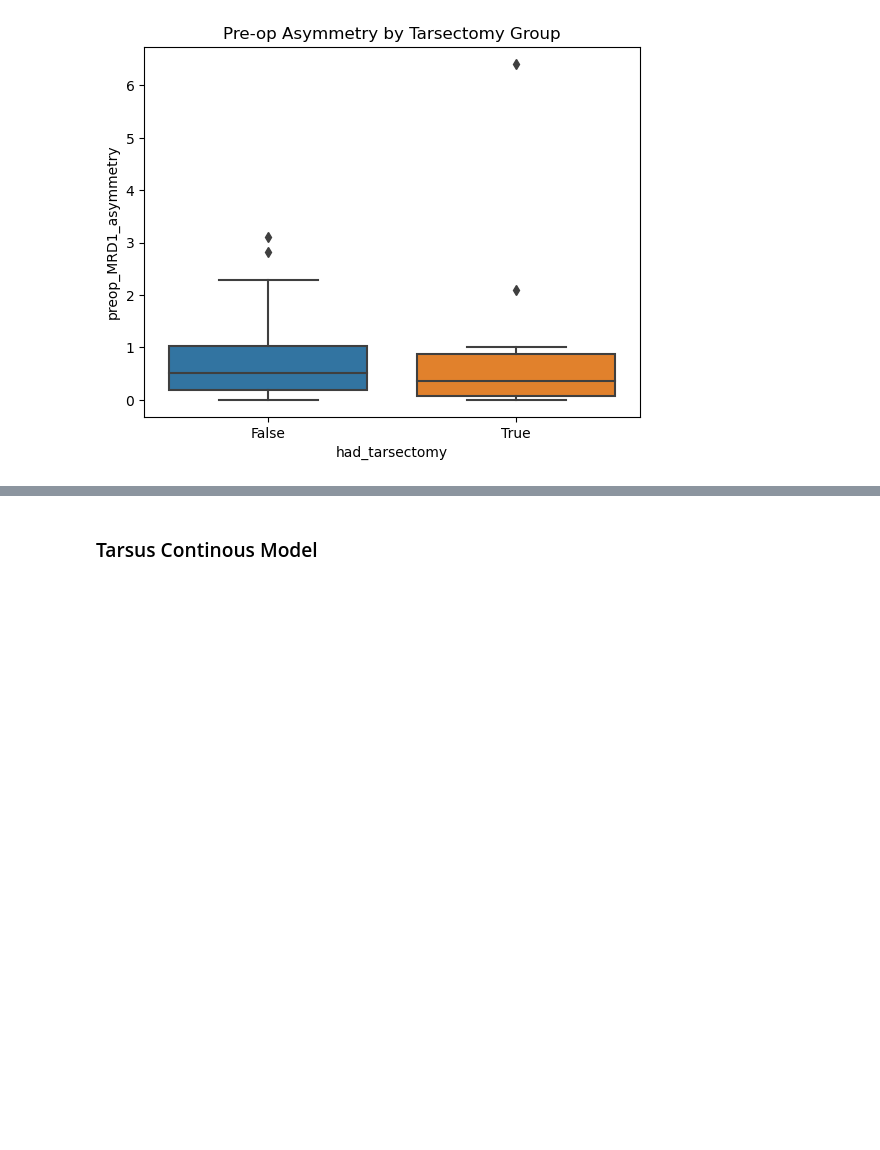
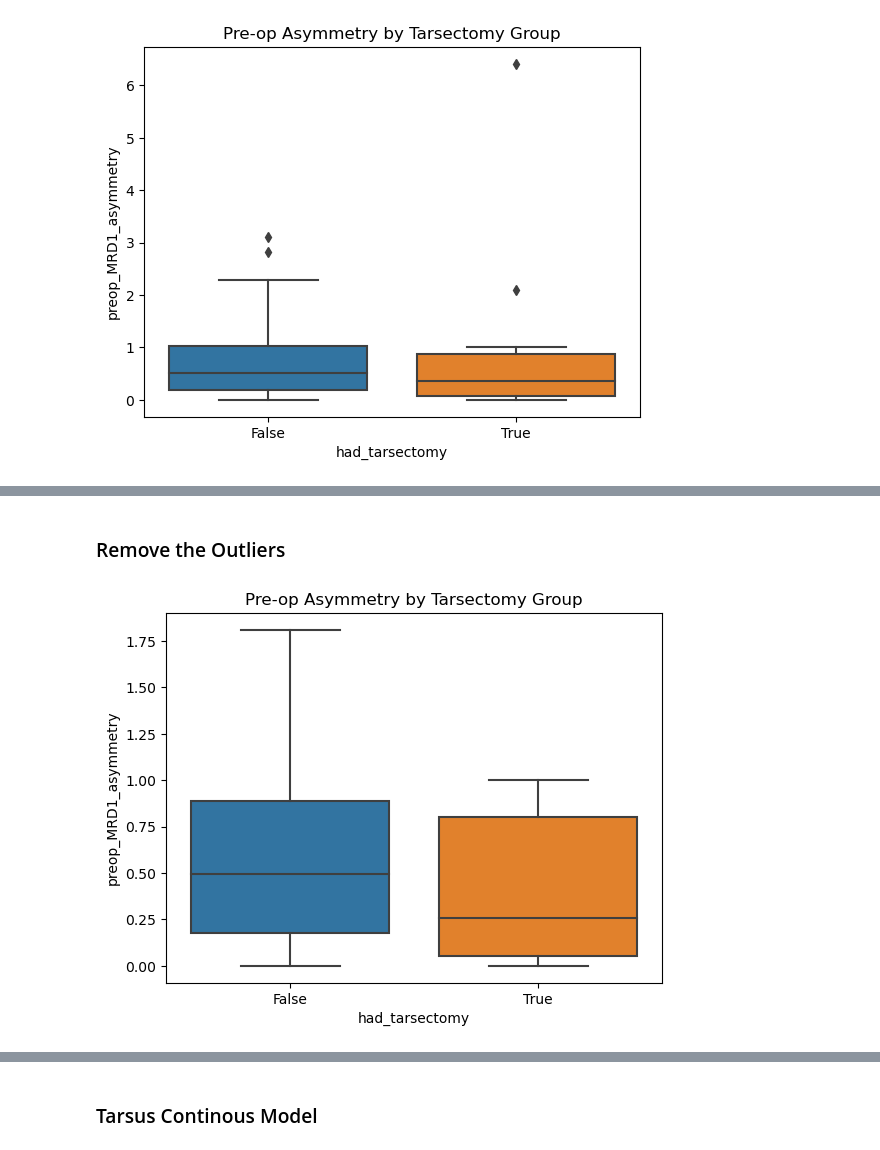
Before and after one commit to ChinmayVar/stats141_project, a Jupyter notebook: eda_cj.ipynb, the cells around one changed output, grey strips where cells are left out. Cells and saved outputs as stored; diff of their text form; code cells hidden in the pictures; blank space fills up the shorter version.

```diff
--- a/eda_cj.ipynb
+++ b/eda_cj.ipynb
@@ -404,0 +468,15 @@ Text(0.5, 1.0, 'Pre-op Asymmetry by Tarsectomy Group')
+# %% [markdown]
+### Remove the Outliers
+# %%
+import seaborn as sns
+import matplotlib.pyplot as plt
+
+# Filter out values of preop_MRD1_asymmetry greater than 2
+filtered_df = df[df['preop_MRD1_asymmetry'] <= 2]
+
+# Plot the boxplot with filtered data
+sns.boxplot(x='had_tarsectomy', y='preop_MRD1_asymmetry', data=filtered_df)
+plt.title('Pre-op Asymmetry by Tarsectomy Group')
+plt.show()
+# %% [output]
+[figure, added]
```
Also changed, not shown: parts of 12 cells of this notebook, 5 other files.
